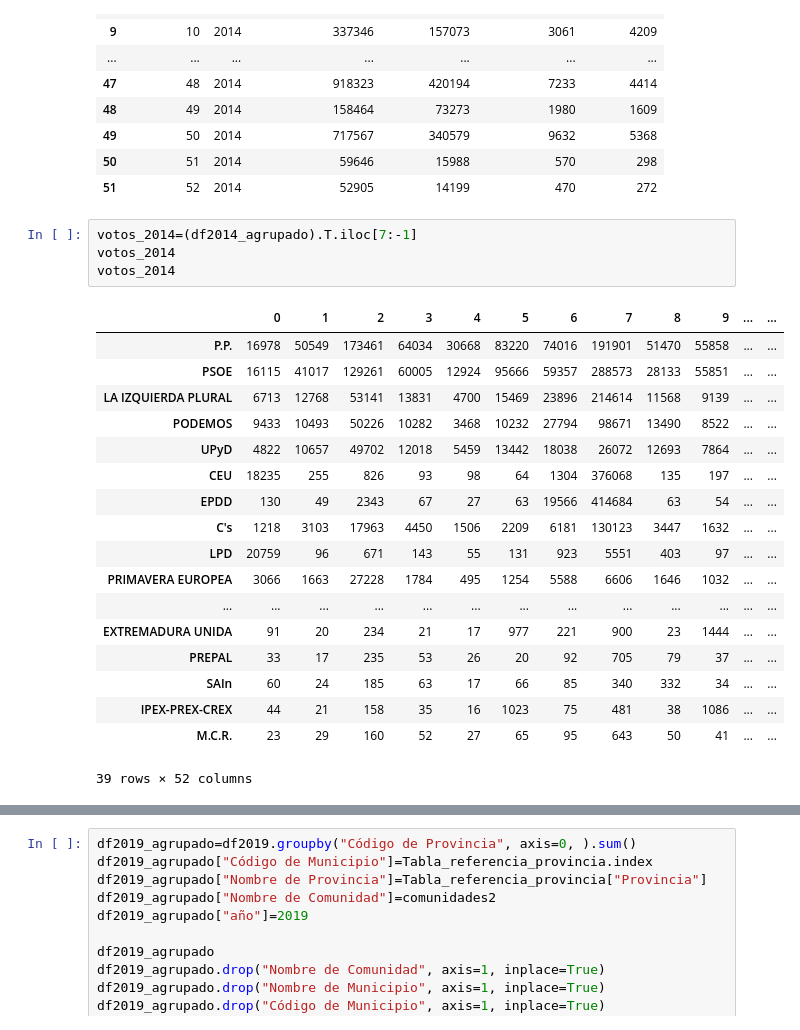
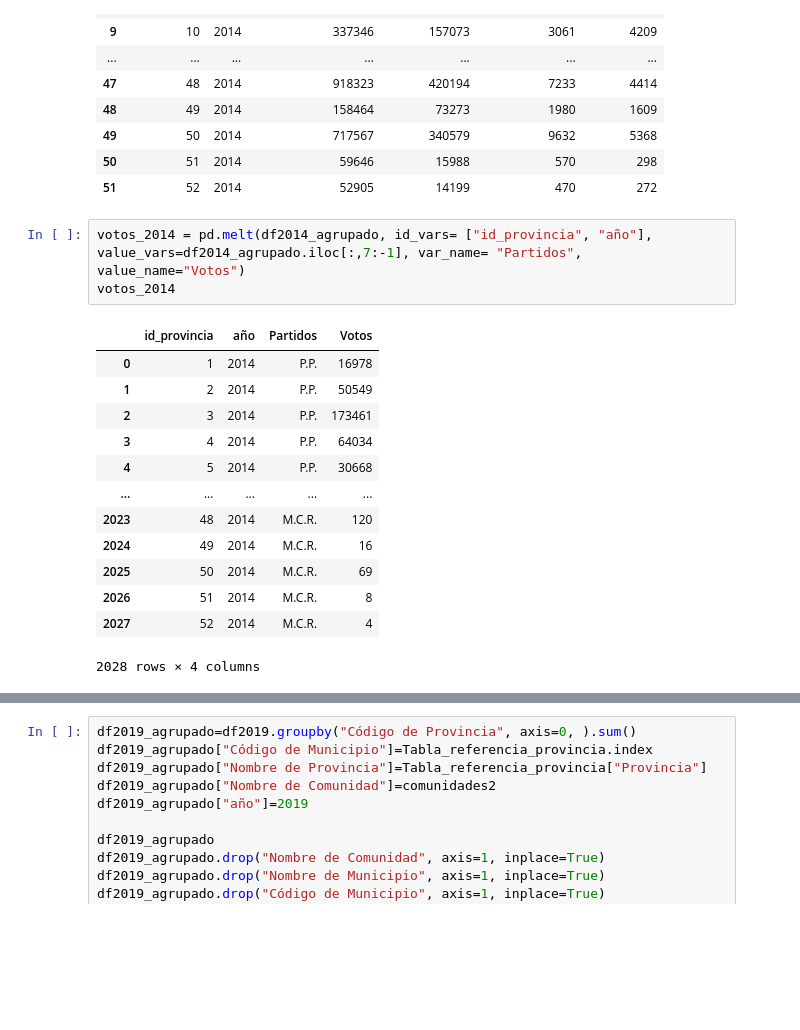
Before and after one commit to UnaiFam/PROYECTO-EUROPA, a Jupyter notebook: pruebas de csv a nacional.ipynb, the cells around one changed output, grey strips where cells are left out. Drawn from its saved outputs; the diff is of its cells as text; blank space fills up the shorter version.

```diff
--- a/pruebas de csv a nacional.ipynb
+++ b/pruebas de csv a nacional.ipynb
@@ -429,25 +429,19 @@ df2014_votos_totales
 | 50 | 51 | 2014 | 59646 | 15988 | 570 | 298 |
 | 51 | 52 | 2014 | 52905 | 14199 | 470 | 272 |
 # %%
-votos_2014=(df2014_agrupado).T.iloc[7:-1]
+votos_2014 = pd.melt(df2014_agrupado, id_vars= ["id_provincia", "año"], value_vars=df2014_agrupado.iloc[:,7:-1], var_name= "Partidos", value_name="Votos")
 votos_2014
-votos_2014
 # %% [output]
-|  | 0 | 1 | 2 | 3 | 4 | 5 | 6 | 7 | 8 | 9 | ... | ... |
-| P.P. | 16978 | 50549 | 173461 | 64034 | 30668 | 83220 | 74016 | 191901 | 51470 | 55858 | ... | ... |
-| PSOE | 16115 | 41017 | 129261 | 60005 | 12924 | 95666 | 59357 | 288573 | 28133 | 55851 | ... | ... |
-| LA IZQUIERDA PLURAL | 6713 | 12768 | 53141 | 13831 | 4700 | 15469 | 23896 | 214614 | 11568 | 9139 | ... | ... |
-| PODEMOS | 9433 | 10493 | 50226 | 10282 | 3468 | 10232 | 27794 | 98671 | 13490 | 8522 | ... | ... |
-| UPyD | 4822 | 10657 | 49702 | 12018 | 5459 | 13442 | 18038 | 26072 | 12693 | 7864 | ... | ... |
-| CEU | 18235 | 255 | 826 | 93 | 98 | 64 | 1304 | 376068 | 135 | 197 | ... | ... |
-| EPDD | 130 | 49 | 2343 | 67 | 27 | 63 | 19566 | 414684 | 63 | 54 | ... | ... |
-| C's | 1218 | 3103 | 17963 | 4450 | 1506 | 2209 | 6181 | 130123 | 3447 | 1632 | ... | ... |
-| LPD | 20759 | 96 | 671 | 143 | 55 | 131 | 923 | 5551 | 403 | 97 | ... | ... |
-| PRIMAVERA EUROPEA | 3066 | 1663 | 27228 | 1784 | 495 | 1254 | 5588 | 6606 | 1646 | 1032 | ... | ... |
-| ... | ... | ... | ... | ... | ... | ... | ... | ... | ... | ... | ... | ... |
-| EXTREMADURA UNIDA | 91 | 20 | 234 | 21 | 17 | 977 | 221 | 900 | 23 | 1444 | ... | ... |
-| PREPAL | 33 | 17 | 235 | 53 | 26 | 20 | 92 | 705 | 79 | 37 | ... | ... |
-| SAIn | 60 | 24 | 185 | 63 | 17 | 66 | 85 | 340 | 332 | 34 | ... | ... |
-| IPEX-PREX-CREX | 44 | 21 | 158 | 35 | 16 | 1023 | 75 | 481 | 38 | 1086 | ... | ... |
-| M.C.R. | 23 | 29 | 160 | 52 | 27 | 65 | 95 | 643 | 50 | 41 | ... | ... |
+|  | id_provincia | año | Partidos | Votos |
+| 0 | 1 | 2014 | P.P. | 16978 |
+| 1 | 2 | 2014 | P.P. | 50549 |
+| 2 | 3 | 2014 | P.P. | 173461 |
+| 3 | 4 | 2014 | P.P. | 64034 |
+| 4 | 5 | 2014 | P.P. | 30668 |
+| ... | ... | ... | ... | ... |
+| 2023 | 48 | 2014 | M.C.R. | 120 |
+| 2024 | 49 | 2014 | M.C.R. | 16 |
+| 2025 | 50 | 2014 | M.C.R. | 69 |
+| 2026 | 51 | 2014 | M.C.R. | 8 |
+| 2027 | 52 | 2014 | M.C.R. | 4 |
-39 rows × 52 columns
+2028 rows × 4 columns
```
Also changed, not shown: parts of 5 cells of this notebook.
